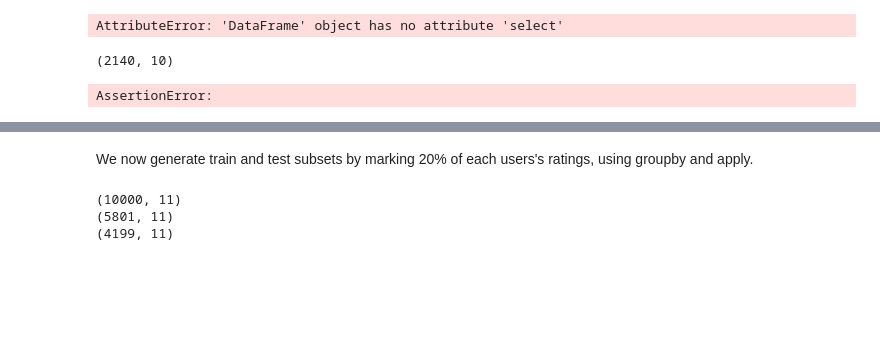
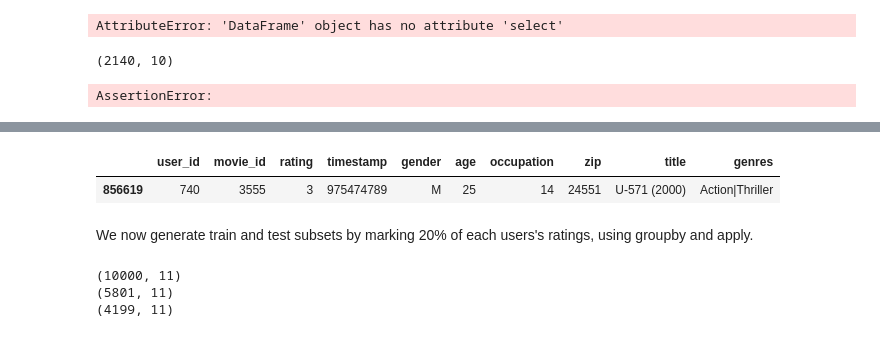
Before and after one commit to JasonCaldwellMBA/Building_A_Recommendation_System, a Jupyter notebook: pycon.ipynb, the cells around one changed output, grey strips where cells are left out. Cells and saved outputs as stored; diff of their text form; code cells hidden in the pictures; blank space fills up the shorter version.

```diff
--- a/pycon.ipynb
+++ b/pycon.ipynb
@@ -585,3 +614,9 @@ AssertionError:
+# %%
+# However, this one doesn't have multiple.
+movielens_attempt_fix.loc[movielens_attempt_fix['user_id'] == 740]
+# %% [output]
+|  | user_id | movie_id | rating | timestamp | gender | age | occupation | zip | title | genres |
+| 856619 | 740 | 3555 | 3 | 975474789 | M | 25 | 14 | 24551 | U-571 (2000) | Action|Thriller |
 # %% [markdown]
 We now generate train and test subsets by marking 20% of each users's ratings, using groupby and apply.
 # %%
```
Also changed, not shown: parts of 9 cells of this notebook.
